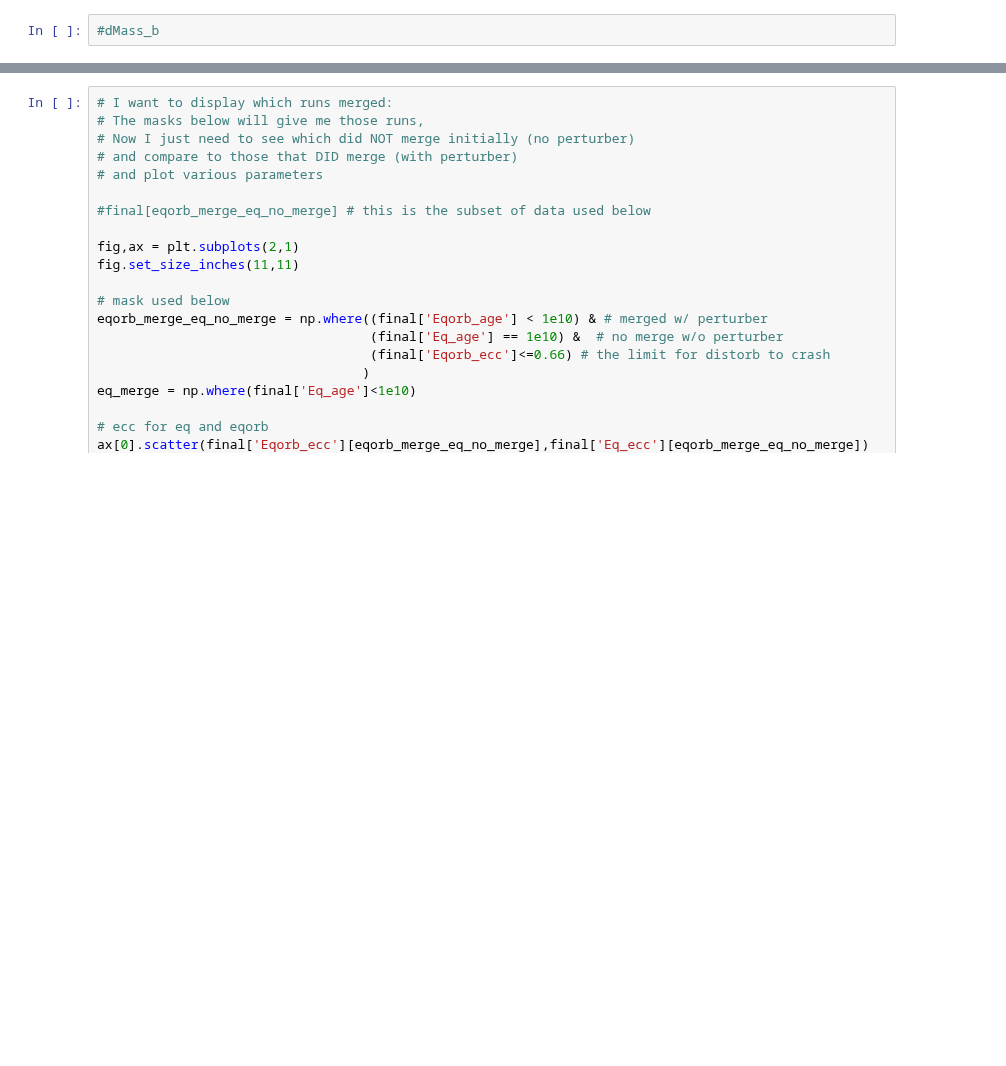
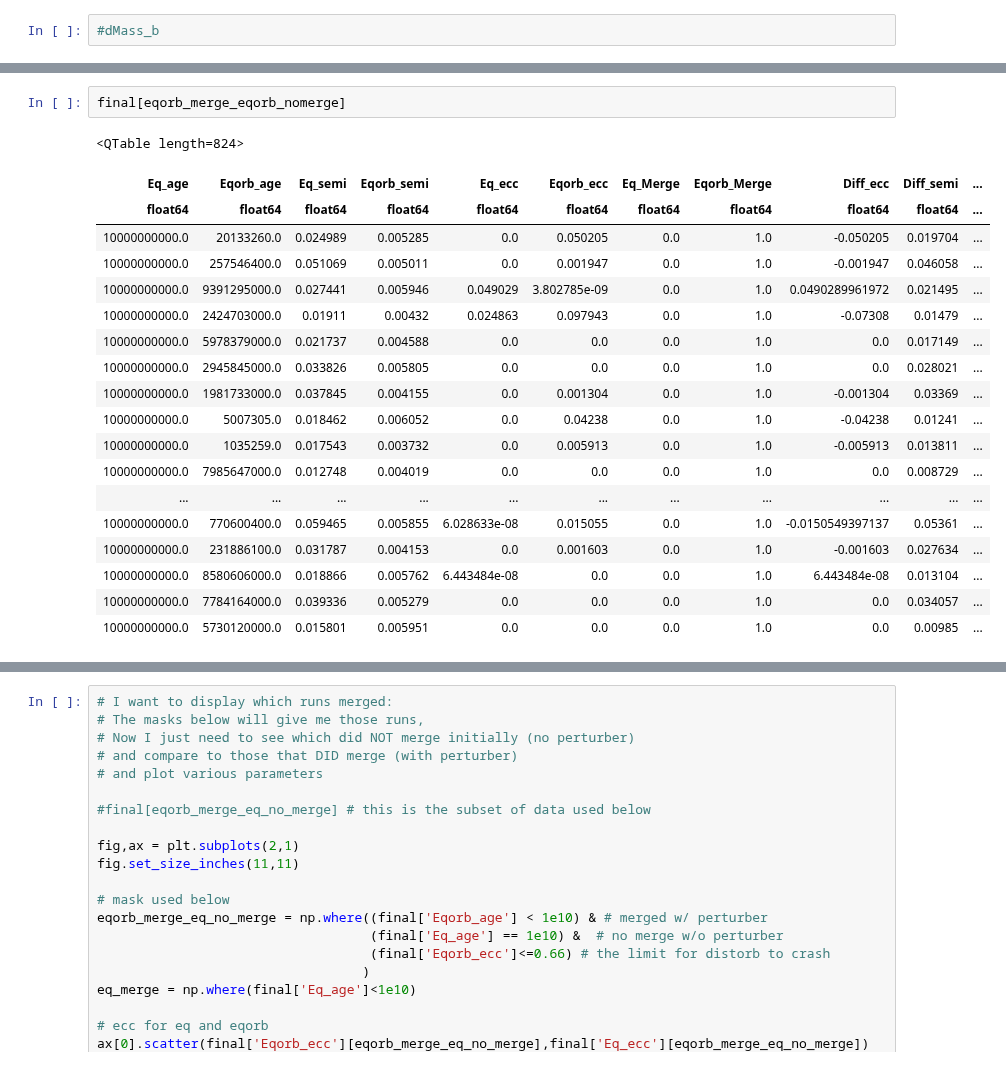
Before and after one commit to dm1681/Merging_Perts, a Jupyter notebook: Research/Merging_Perts/finished_runs.ipynb, the cells around one changed output, grey strips where cells are left out. Cells and saved outputs as stored; diff of their text form; blank space fills up the shorter version.

```diff
--- a/Research/Merging_Perts/finished_runs.ipynb
+++ b/Research/Merging_Perts/finished_runs.ipynb
@@ -221,3 +268,25 @@ ax[1].legend(loc=0)
+# %%
+final[eqorb_merge_eqorb_nomerge]
+# %% [output]
+<QTable length=824>
+| Eq_age | Eqorb_age | Eq_semi | Eqorb_semi | Eq_ecc | Eqorb_ecc | Eq_Merge | Eqorb_Merge | Diff_ecc | Diff_semi | ... |
+| float64 | float64 | float64 | float64 | float64 | float64 | float64 | float64 | float64 | float64 | ... |
+| 10000000000.0 | 20133260.0 | 0.024989 | 0.005285 | 0.0 | 0.050205 | 0.0 | 1.0 | -0.050205 | 0.019704 | ... |
+| 10000000000.0 | 257546400.0 | 0.051069 | 0.005011 | 0.0 | 0.001947 | 0.0 | 1.0 | -0.001947 | 0.046058 | ... |
+| 10000000000.0 | 9391295000.0 | 0.027441 | 0.005946 | 0.049029 | 3.802785e-09 | 0.0 | 1.0 | 0.0490289961972 | 0.021495 | ... |
+| 10000000000.0 | 2424703000.0 | 0.01911 | 0.00432 | 0.024863 | 0.097943 | 0.0 | 1.0 | -0.07308 | 0.01479 | ... |
+| 10000000000.0 | 5978379000.0 | 0.021737 | 0.004588 | 0.0 | 0.0 | 0.0 | 1.0 | 0.0 | 0.017149 | ... |
+| 10000000000.0 | 2945845000.0 | 0.033826 | 0.005805 | 0.0 | 0.0 | 0.0 | 1.0 | 0.0 | 0.028021 | ... |
+| 10000000000.0 | 1981733000.0 | 0.037845 | 0.004155 | 0.0 | 0.001304 | 0.0 | 1.0 | -0.001304 | 0.03369 | ... |
+| 10000000000.0 | 5007305.0 | 0.018462 | 0.006052 | 0.0 | 0.04238 | 0.0 | 1.0 | -0.04238 | 0.01241 | ... |
+| 10000000000.0 | 1035259.0 | 0.017543 | 0.003732 | 0.0 | 0.005913 | 0.0 | 1.0 | -0.005913 | 0.013811 | ... |
+| 10000000000.0 | 7985647000.0 | 0.012748 | 0.004019 | 0.0 | 0.0 | 0.0 | 1.0 | 0.0 | 0.008729 | ... |
+| ... | ... | ... | ... | ... | ... | ... | ... | ... | ... | ... |
+| 10000000000.0 | 770600400.0 | 0.059465 | 0.005855 | 6.028633e-08 | 0.015055 | 0.0 | 1.0 | -0.0150549397137 | 0.05361 | ... |
+| 10000000000.0 | 231886100.0 | 0.031787 | 0.004153 | 0.0 | 0.001603 | 0.0 | 1.0 | -0.001603 | 0.027634 | ... |
+| 10000000000.0 | 8580606000.0 | 0.018866 | 0.005762 | 6.443484e-08 | 0.0 | 0.0 | 1.0 | 6.443484e-08 | 0.013104 | ... |
+| 10000000000.0 | 7784164000.0 | 0.039336 | 0.005279 | 0.0 | 0.0 | 0.0 | 1.0 | 0.0 | 0.034057 | ... |
+| 10000000000.0 | 5730120000.0 | 0.015801 | 0.005951 | 0.0 | 0.0 | 0.0 | 1.0 | 0.0 | 0.00985 | ... |
 # %%
 avg_diff_ecc = np.average(final['Diff_ecc'])
 avg_diff_semi = np.average(final['Diff_semi'])
```
Also changed, not shown: parts of 6 cells of this notebook, 2 other files.
